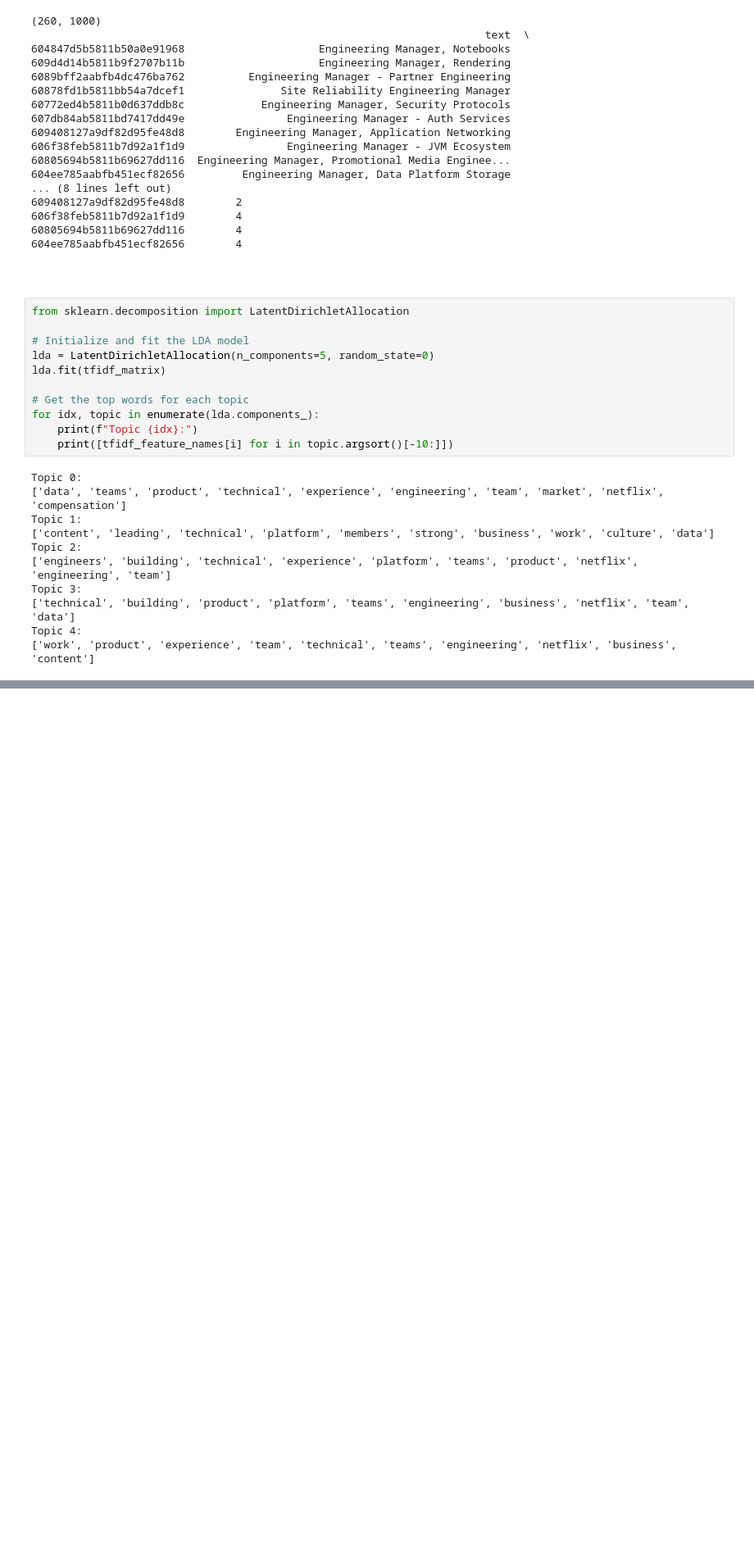
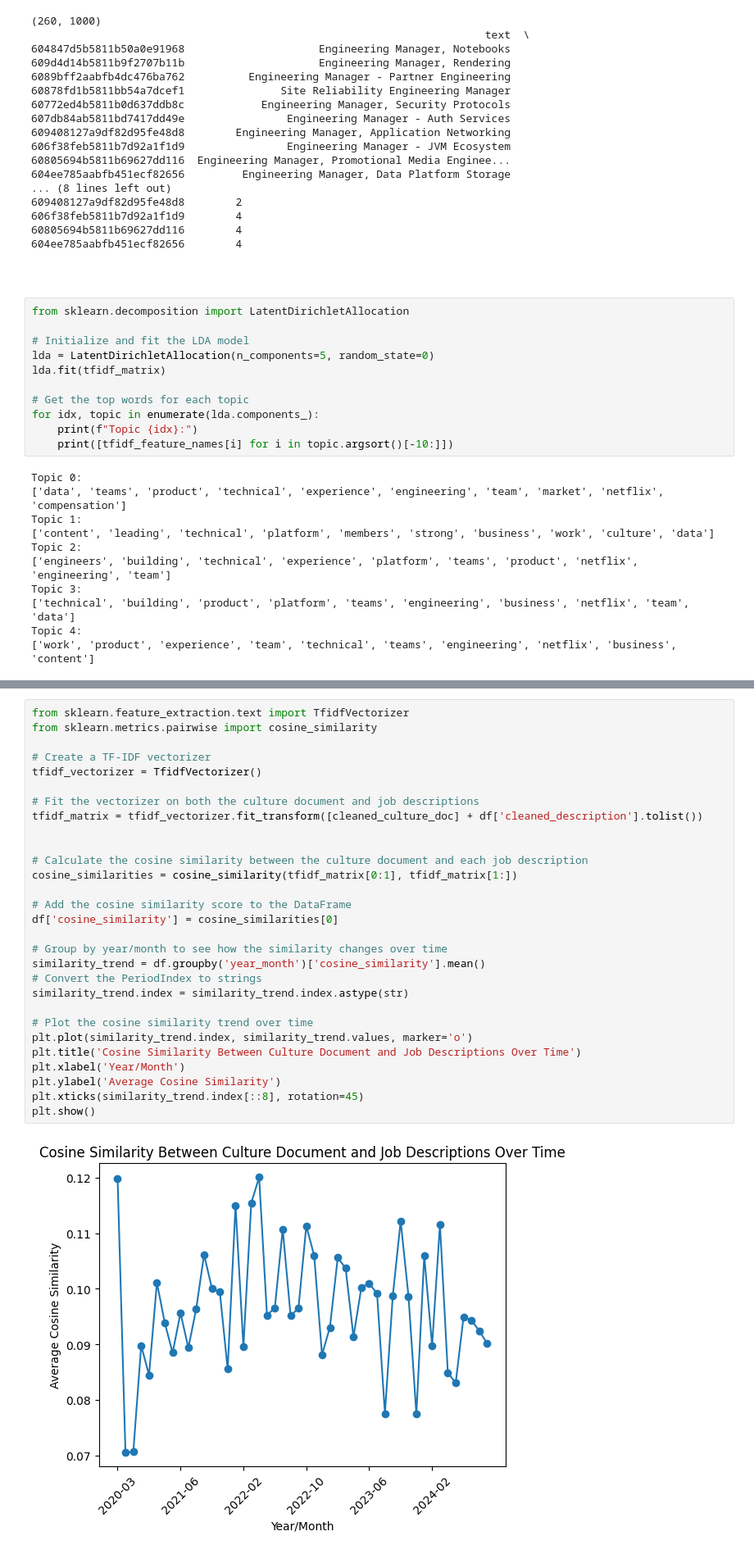
Before and after one commit to allcentury/netflix_culture_analysis, a Jupyter notebook: netflix_jobs.ipynb, the cells around one changed output, grey strips where cells are left out. Shown at 82% size. Cells and saved outputs as stored; diff of their text form; blank space fills up the shorter version.

```diff
--- a/netflix_jobs.ipynb
+++ b/netflix_jobs.ipynb
@@ -377,0 +396,31 @@ Topic 4:
+# %%
+from sklearn.feature_extraction.text import TfidfVectorizer
+from sklearn.metrics.pairwise import cosine_similarity
+
+# Create a TF-IDF vectorizer
+tfidf_vectorizer = TfidfVectorizer()
+
+# Fit the vectorizer on both the culture document and job descriptions
+tfidf_matrix = tfidf_vectorizer.fit_transform([cleaned_culture_doc] + df['cleaned_description'].tolist())
+
+
+# Calculate the cosine similarity between the culture document and each job description
+cosine_similarities = cosine_similarity(tfidf_matrix[0:1], tfidf_matrix[1:])
+
+# Add the cosine similarity score to the DataFrame
+df['cosine_similarity'] = cosine_similarities[0]
+
+# Group by year/month to see how the similarity changes over time
+similarity_trend = df.groupby('year_month')['cosine_similarity'].mean()
+# Convert the PeriodIndex to strings
+similarity_trend.index = similarity_trend.index.astype(str)
+
+# Plot the cosine similarity trend over time
+plt.plot(similarity_trend.index, similarity_trend.values, marker='o')
+plt.title('Cosine Similarity Between Culture Document and Job Descriptions Over Time')
+plt.xlabel('Year/Month')
+plt.ylabel('Average Cosine Similarity')
+plt.xticks(similarity_trend.index[::8], rotation=45)
+plt.show()
+# %% [output]
+[figure, added]
```
Also changed, not shown: parts of 7 cells of this notebook, 1 other file.
